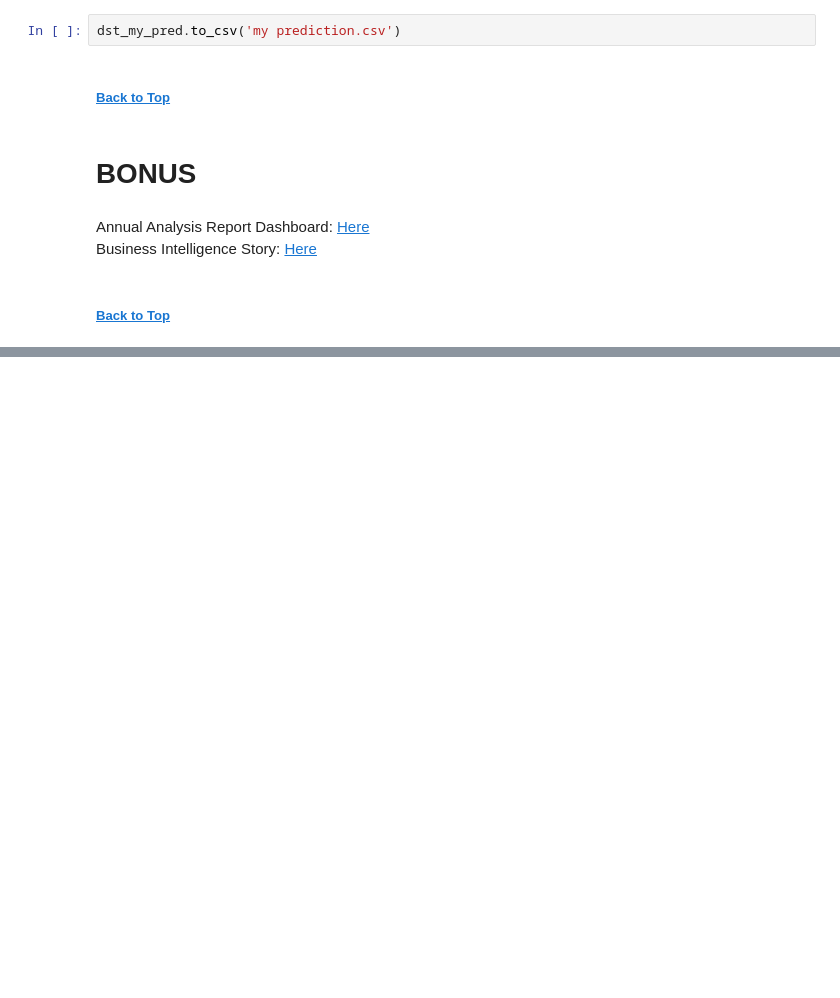
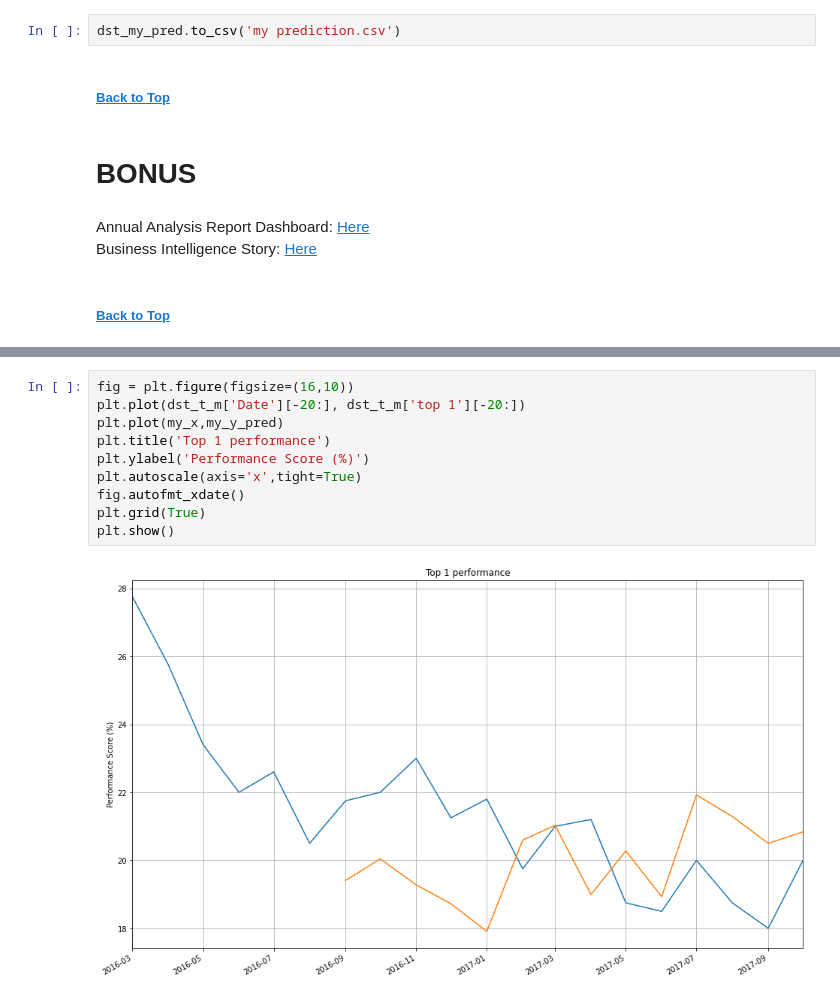
Before and after one commit to xevan1996/MarketSurveyOnClothesSales, a Jupyter notebook: Omnilytics Test.ipynb, the cells around one changed output, grey strips where cells are left out. Saved outputs shown, nothing was run; the diff lists cells and outputs as text; blank space fills up the shorter version.

```diff
--- a/Omnilytics Test.ipynb
+++ b/Omnilytics Test.ipynb
@@ -1152,0 +1404,12 @@ Business Intelligence Story: [Here](https://public.tableau.com/app/profile/yapcl
+# %%
+fig = plt.figure(figsize=(16,10))
+plt.plot(dst_t_m['Date'][-20:], dst_t_m['top 1'][-20:])
+plt.plot(my_x,my_y_pred)
+plt.title('Top 1 performance')
+plt.ylabel('Performance Score (%)')
+plt.autoscale(axis='x',tight=True)
+fig.autofmt_xdate()
+plt.grid(True)
+plt.show()
+# %% [output]
+[figure, added]
```
Also changed, not shown: parts of 30 cells of this notebook.
